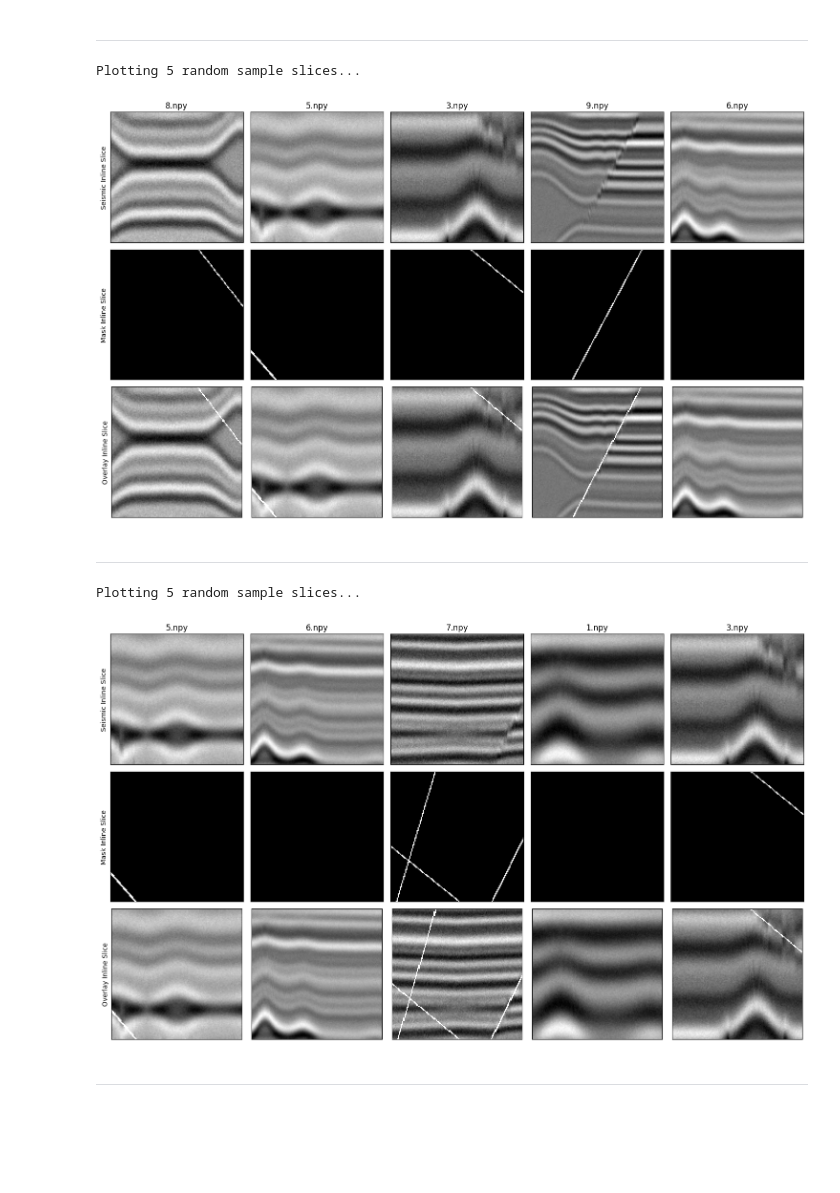
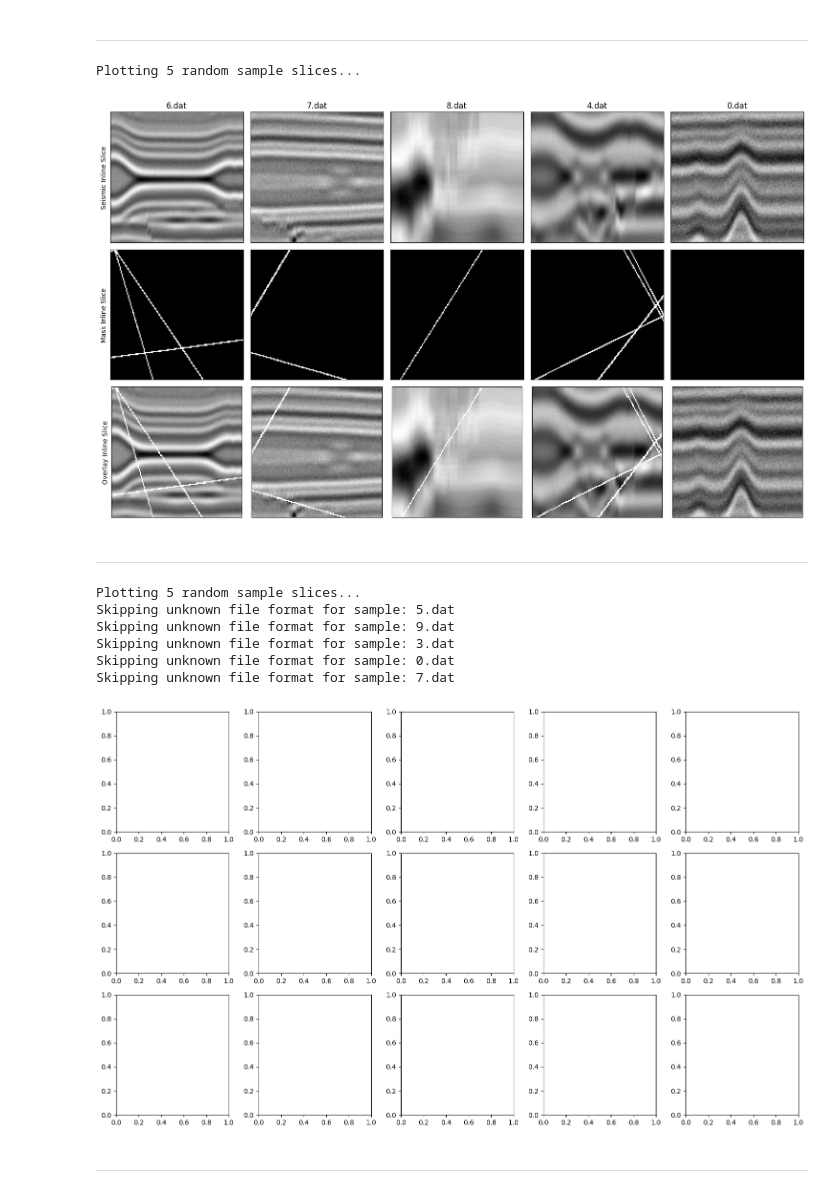
Before and after one commit to roderickperez/faultSeg_RPA, a Jupyter notebook: faultSeg_Wu_2019_Keras/trainingFaultSeg_small.ipynb, the cells around one changed output. Saved outputs shown, nothing was run; the diff lists cells and outputs as text; code cells hidden in the pictures; blank space fills up the shorter version.

```diff
--- a/faultSeg_Wu_2019_Keras/trainingFaultSeg_small.ipynb
+++ b/faultSeg_Wu_2019_Keras/trainingFaultSeg_small.ipynb
@@ -205,7 +207,7 @@ stats_file_path = os.path.join(base_out, "stats_data.json") # Path to the saved
 # Check if the expected number of files were generated
 files = []
 if os.path.exists(seismic_dir):
-    files   = sorted(f for f in os.listdir(seismic_dir) if f.endswith((".npy", ".npz"))) # Check both formats
+    files   = sorted(f for f in os.listdir(seismic_dir) if f.endswith((".npy", ".npz", ".dat"))) # Check all formats
     n_files = len(files)
     # assert n_files == num_pairs, f"Mismatch: Expected {num_pairs} files, found {n_files} in {seismic_dir}"
     if n_files != num_pairs:
@@ -468,6 +470,9 @@ if n_files > 0:
                  m = m_npz['arr_0'] # Assumes array is saved as 'arr_0' in npz
                  s_npz.close() # Close the npz file handles
                  m_npz.close()
+            elif fname.endswith(".dat"):
+                 s = np.fromfile(fpath, dtype=np.float32).reshape((cube_size, cube_size, cube_size))
+                 m = np.fromfile(mpath, dtype=np.uint8).reshape((cube_size, cube_size, cube_size))
             else:
                  print(f"Skipping unknown file format for sample: {fname}")
                  continue
@@ -499,34 +504,34 @@ if n_files > 0:
         ax.imshow(mask_inline, cmap=mask_alone_cmap_slice, aspect="auto") # Use slice-specific cmap
         if col == 0:
             ax.set_ylabel("Mask Inline Slice")
         ax.set_xticks([])
         ax.set_yticks([])
 
         # Row 2: overlay
         ax = axes[2, col]
         ax.imshow(inline, cmap="gray", aspect="auto")
         ax.imshow(
             mask_inline.astype(int),
             cmap=mask_overlay_cmap_slice, # Use slice-specific cmap
             interpolation="nearest",
             alpha=overlay_alpha
         )
         if col == 0:
             ax.set_ylabel("Overlay Inline Slice")
         ax.set_xticks([])
         ax.set_yticks([])
 
     plt.tight_layout()
 
 else:
     print("\nNo files generated to display sample slices.")
 
 
 # --- Show all plots generated in the notebook ---
 plt.show()
 # %% [output]
 Plotting 5 random sample slices...
-[figure, old version]
+[figure, new version]
 # %% [markdown]
 ---
 # %%
@@ -640,7 +645,12 @@ else:
 plt.show()
 # %% [output]
 Plotting 5 random sample slices...
+Skipping unknown file format for sample: 5.dat
+Skipping unknown file format for sample: 9.dat
+Skipping unknown file format for sample: 3.dat
+Skipping unknown file format for sample: 0.dat
+Skipping unknown file format for sample: 7.dat
-[figure, old version]
+[figure, new version]
 # %% [markdown]
 ---
 # %% [markdown]
```
Also changed, not shown: parts of 7 cells of this notebook, 2 other files.
